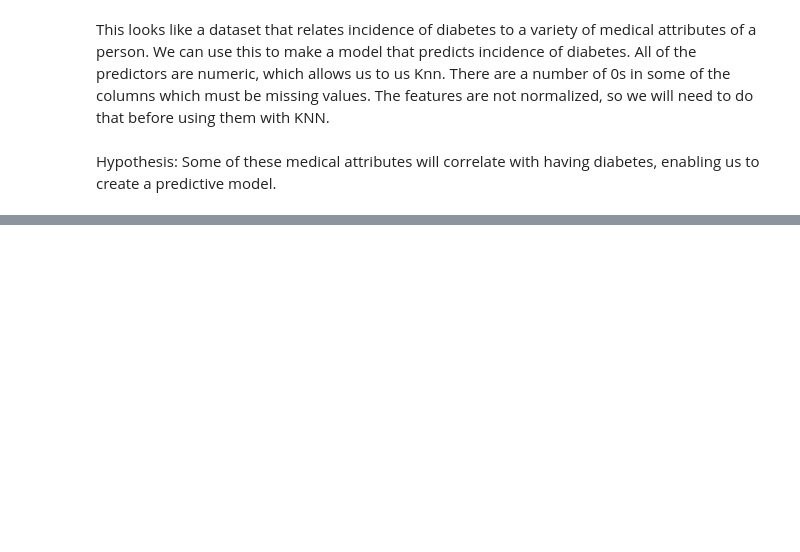
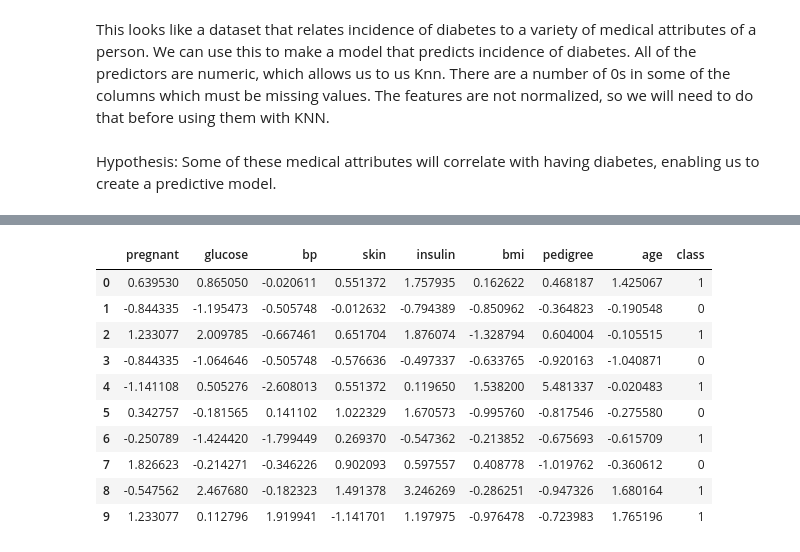
Before and after one commit to mkcomer237/DAT_SF_16, a Jupyter notebook: homework/hw_3/hw_3.ipynb, the cells around one changed output, grey strips where cells are left out. Drawn from its saved outputs; the diff is of its cells as text; code cells hidden in the pictures; blank space fills up the shorter version.

```diff
--- a/homework/hw_3/hw_3.ipynb
+++ b/homework/hw_3/hw_3.ipynb
@@ -130,13 +75,27 @@ df.describe()
 # %%
 #Normalize the data
 
 features = ['pregnant','insulin','bp','glucose','skin','bmi','age','pedigree']
 
-dfn['pregant'] =
+for feature in features:
 
-feature_mean = df['pregant'].mean()
-feature_std = df['pregant'].std()
+    feature_mean = df[feature].mean()
+    feature_std = df[feature].std()
+    #print feature_mean
+    #print feature_std
 
+    df[feature] = (df[feature] - feature_mean)/feature_std
 
-for feature in features:
-    dfn
+df.head(10)
+# %% [output]
+|  | pregnant | glucose | bp | skin | insulin | bmi | pedigree | age | class |
+| 0 | 0.639530 | 0.865050 | -0.020611 | 0.551372 | 1.757935 | 0.162622 | 0.468187 | 1.425067 | 1 |
+| 1 | -0.844335 | -1.195473 | -0.505748 | -0.012632 | -0.794389 | -0.850962 | -0.364823 | -0.190548 | 0 |
+| 2 | 1.233077 | 2.009785 | -0.667461 | 0.651704 | 1.876074 | -1.328794 | 0.604004 | -0.105515 | 1 |
+| 3 | -0.844335 | -1.064646 | -0.505748 | -0.576636 | -0.497337 | -0.633765 | -0.920163 | -1.040871 | 0 |
+| 4 | -1.141108 | 0.505276 | -2.608013 | 0.551372 | 0.119650 | 1.538200 | 5.481337 | -0.020483 | 1 |
+| 5 | 0.342757 | -0.181565 | 0.141102 | 1.022329 | 1.670573 | -0.995760 | -0.817546 | -0.275580 | 0 |
+| 6 | -0.250789 | -1.424420 | -1.799449 | 0.269370 | -0.547362 | -0.213852 | -0.675693 | -0.615709 | 1 |
+| 7 | 1.826623 | -0.214271 | -0.346226 | 0.902093 | 0.597557 | 0.408778 | -1.019762 | -0.360612 | 0 |
+| 8 | -0.547562 | 2.467680 | -0.182323 | 1.491378 | 3.246269 | -0.286251 | -0.947326 | 1.680164 | 1 |
+| 9 | 1.233077 | 0.112796 | 1.919941 | -1.141701 | 1.197975 | -0.976478 | -0.723983 | 1.765196 | 1 |
```
Also changed, not shown: parts of 12 cells of this notebook.
